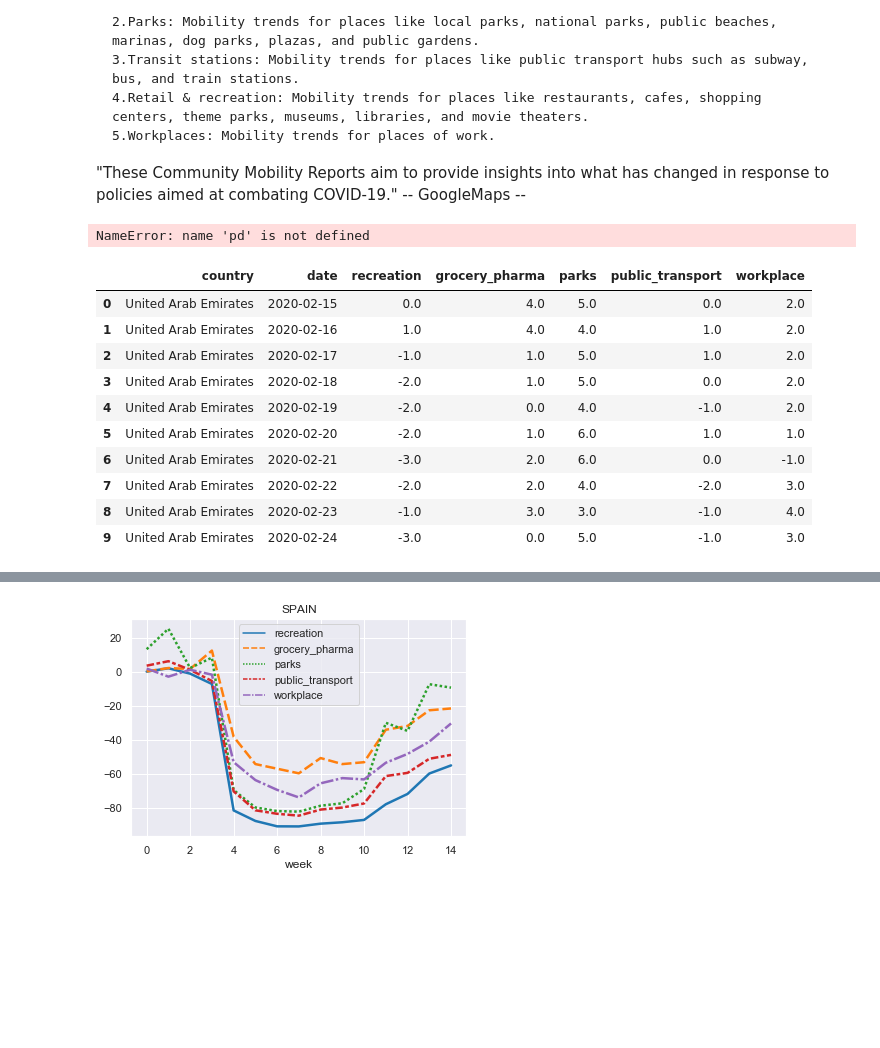
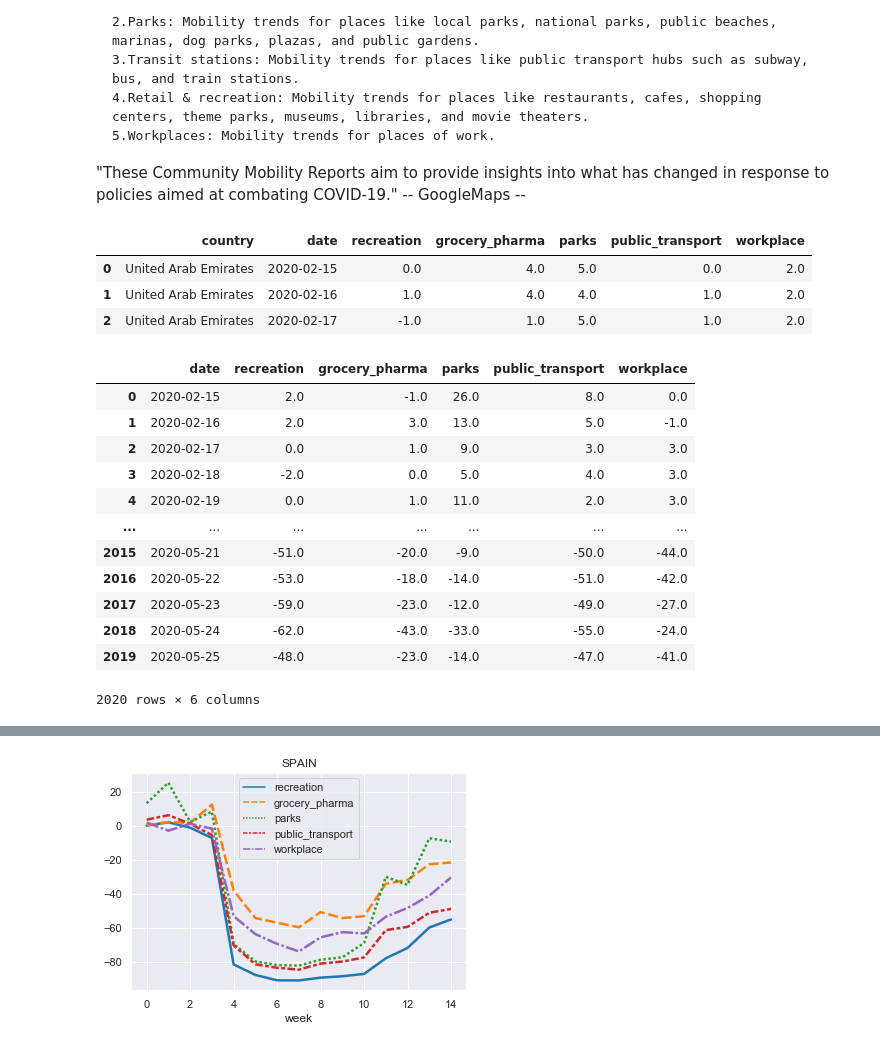
Before and after one commit to AlbaDu/Covid-19-and-Mobility, a Jupyter notebook: GoogleMaps Analysis.ipynb, the cells around one changed output, grey strips where cells are left out. Saved outputs shown, nothing was run; the diff lists cells and outputs as text; code cells hidden in the pictures; blank space fills up the shorter version.

```diff
--- a/GoogleMaps Analysis.ipynb
+++ b/GoogleMaps Analysis.ipynb
@@ -29,29 +29,20 @@ import matplotlib.ticker
 #Import EDA functions defined in EDA.py
 import EDA
 # %%
-#We import mobility dataset to visualize its characteristics
-mobility_data = pd.read_csv("Global_Mobility_Report.csv", sep = ",")
+#Import of dataset to visualize its characteristics
+mobility_data = EDA.file_to_df(file_ = "Global_Mobility_Report.csv")
-# %% [output]
-NameError: name 'pd' is not defined
 # %%
 #We eliminate de unnecesary data for our global-dataset
 mod_mobility_data = mobility_data.drop(["sub_region_1", "sub_region_2", "country_region_code", "residential_percent_change_from_baseline"], axis = 1)
 mod_mobility_data.rename(columns = {"country_region":"country", "retail_and_recreation_percent_change_from_baseline":"recreation", "grocery_and_pharmacy_percent_change_from_baseline":"grocery_pharma", "parks_percent_change_from_baseline":"parks", "transit_stations_percent_change_from_baseline":"public_transport", "workplaces_percent_change_from_baseline":"workplace"}, inplace = True)
 
 #We convert the date column into as datetime type
 mod_mobility_data["date"] = mod_mobility_data["date"].astype("datetime64")
-mod_mobility_data.head(10)
+mod_mobility_data.head(3)
 # %% [output]
 |  | country | date | recreation | grocery_pharma | parks | public_transport | workplace |
 | 0 | United Arab Emirates | 2020-02-15 | 0.0 | 4.0 | 5.0 | 0.0 | 2.0 |
 | 1 | United Arab Emirates | 2020-02-16 | 1.0 | 4.0 | 4.0 | 1.0 | 2.0 |
 | 2 | United Arab Emirates | 2020-02-17 | -1.0 | 1.0 | 5.0 | 1.0 | 2.0 |
-| 3 | United Arab Emirates | 2020-02-18 | -2.0 | 1.0 | 5.0 | 0.0 | 2.0 |
-| 4 | United Arab Emirates | 2020-02-19 | -2.0 | 0.0 | 4.0 | -1.0 | 2.0 |
-| 5 | United Arab Emirates | 2020-02-20 | -2.0 | 1.0 | 6.0 | 1.0 | 1.0 |
-| 6 | United Arab Emirates | 2020-02-21 | -3.0 | 2.0 | 6.0 | 0.0 | -1.0 |
-| 7 | United Arab Emirates | 2020-02-22 | -2.0 | 2.0 | 4.0 | -2.0 | 3.0 |
-| 8 | United Arab Emirates | 2020-02-23 | -1.0 | 3.0 | 3.0 | -1.0 | 4.0 |
-| 9 | United Arab Emirates | 2020-02-24 | -3.0 | 0.0 | 5.0 | -1.0 | 3.0 |
 # %%
 #Generation of the DFs for each european country
@@ -69,3 +61,19 @@ portugal_weekly = EDA.df_weekly_generation(df = portugal)
 france_weekly = EDA.df_weekly_generation(df = france)
 italy_weekly = EDA.df_weekly_generation(df = italy)
 uk_weekly = EDA.df_weekly_generation(df = uk)
+# %%
+spain
+# %% [output]
+|  | date | recreation | grocery_pharma | parks | public_transport | workplace |
+| 0 | 2020-02-15 | 2.0 | -1.0 | 26.0 | 8.0 | 0.0 |
+| 1 | 2020-02-16 | 2.0 | 3.0 | 13.0 | 5.0 | -1.0 |
+| 2 | 2020-02-17 | 0.0 | 1.0 | 9.0 | 3.0 | 3.0 |
+| 3 | 2020-02-18 | -2.0 | 0.0 | 5.0 | 4.0 | 3.0 |
+| 4 | 2020-02-19 | 0.0 | 1.0 | 11.0 | 2.0 | 3.0 |
+| ... | ... | ... | ... | ... | ... | ... |
+| 2015 | 2020-05-21 | -51.0 | -20.0 | -9.0 | -50.0 | -44.0 |
+| 2016 | 2020-05-22 | -53.0 | -18.0 | -14.0 | -51.0 | -42.0 |
+| 2017 | 2020-05-23 | -59.0 | -23.0 | -12.0 | -49.0 | -27.0 |
+| 2018 | 2020-05-24 | -62.0 | -43.0 | -33.0 | -55.0 | -24.0 |
+| 2019 | 2020-05-25 | -48.0 | -23.0 | -14.0 | -47.0 | -41.0 |
+2020 rows × 6 columns
```
Also changed, not shown: parts of 2 cells of this notebook, 2 other files.
